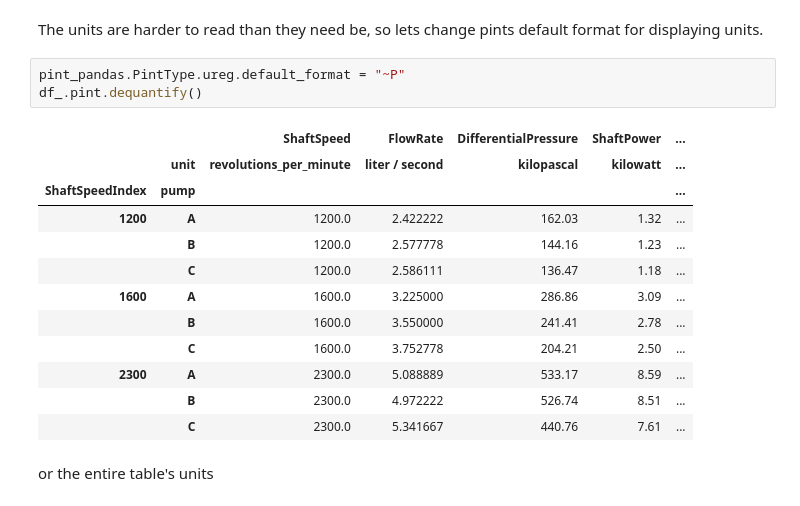
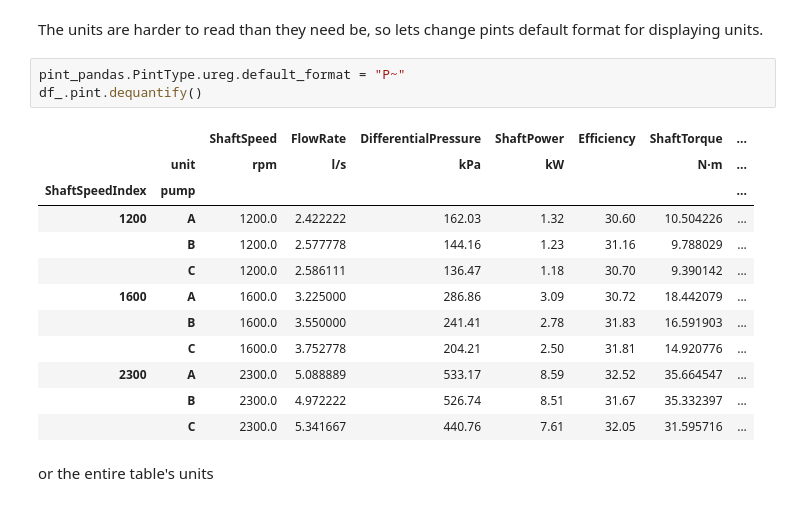
Before and after one commit to hgrecco/pint-pandas, a Jupyter notebook: notebooks/pint-pandas.ipynb, the cells around one changed output. Saved outputs shown, nothing was run; the diff lists cells and outputs as text.

Commit message:
update dequantify default format following pint change

```diff
--- a/notebooks/pint-pandas.ipynb
+++ b/notebooks/pint-pandas.ipynb
@@ -265,21 +277,21 @@ df_.pint.dequantify()
 # %% [markdown]
 The units are harder to read than they need be, so lets change pints default format for displaying units.
 # %%
-pint_pandas.PintType.ureg.default_format = "~P"
+pint_pandas.PintType.ureg.default_format = "P~"
 df_.pint.dequantify()
 # %% [output]
-|  |  | ShaftSpeed | FlowRate | DifferentialPressure | ShaftPower | ... |
-|  | unit | revolutions_per_minute | liter / second | kilopascal | kilowatt | ... |
-| ShaftSpeedIndex | pump |  |  |  |  | ... |
-| 1200 | A | 1200.0 | 2.422222 | 162.03 | 1.32 | ... |
-|  | B | 1200.0 | 2.577778 | 144.16 | 1.23 | ... |
-|  | C | 1200.0 | 2.586111 | 136.47 | 1.18 | ... |
-| 1600 | A | 1600.0 | 3.225000 | 286.86 | 3.09 | ... |
-|  | B | 1600.0 | 3.550000 | 241.41 | 2.78 | ... |
-|  | C | 1600.0 | 3.752778 | 204.21 | 2.50 | ... |
-| 2300 | A | 2300.0 | 5.088889 | 533.17 | 8.59 | ... |
-|  | B | 2300.0 | 4.972222 | 526.74 | 8.51 | ... |
-|  | C | 2300.0 | 5.341667 | 440.76 | 7.61 | ... |
+|  |  | ShaftSpeed | FlowRate | DifferentialPressure | ShaftPower | Efficiency | ShaftTorque | ... |
+|  | unit | rpm | l/s | kPa | kW |  | N·m | ... |
+| ShaftSpeedIndex | pump |  |  |  |  |  |  | ... |
+| 1200 | A | 1200.0 | 2.422222 | 162.03 | 1.32 | 30.60 | 10.504226 | ... |
+|  | B | 1200.0 | 2.577778 | 144.16 | 1.23 | 31.16 | 9.788029 | ... |
+|  | C | 1200.0 | 2.586111 | 136.47 | 1.18 | 30.70 | 9.390142 | ... |
+| 1600 | A | 1600.0 | 3.225000 | 286.86 | 3.09 | 30.72 | 18.442079 | ... |
+|  | B | 1600.0 | 3.550000 | 241.41 | 2.78 | 31.83 | 16.591903 | ... |
+|  | C | 1600.0 | 3.752778 | 204.21 | 2.50 | 31.81 | 14.920776 | ... |
+| 2300 | A | 2300.0 | 5.088889 | 533.17 | 8.59 | 32.52 | 35.664547 | ... |
+|  | B | 2300.0 | 4.972222 | 526.74 | 8.51 | 31.67 | 35.332397 | ... |
+|  | C | 2300.0 | 5.341667 | 440.76 | 7.61 | 32.05 | 31.595716 | ... |
 # %% [markdown]
 or the entire table's units
 # %%
```
Also changed, not shown: parts of 2 cells of this notebook, 1 other file.
